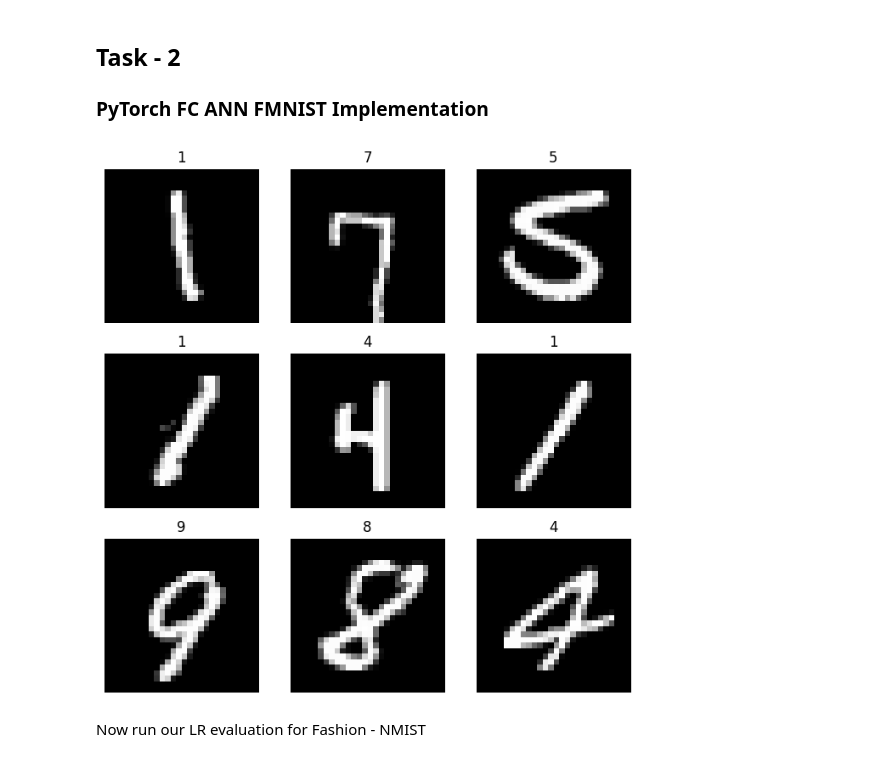
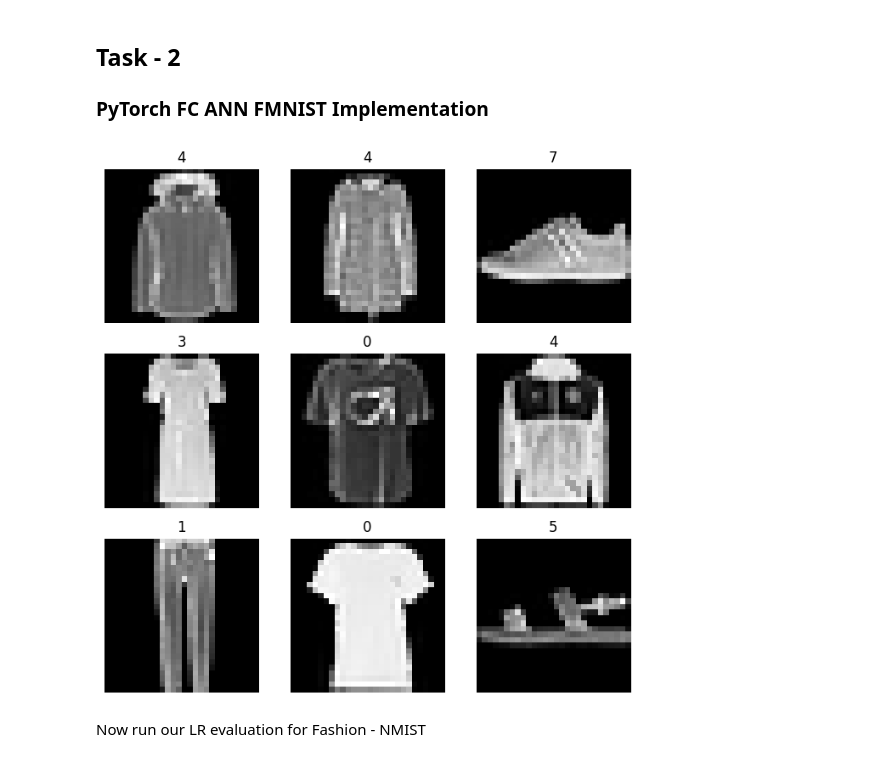
Before and after one commit to wortcook/UMKC, a Jupyter notebook: Fall2024/CS5567-0002/Project2/Fashion_MNIST-1_proj2.ipynb, the cells around one changed output. Saved outputs shown, nothing was run; the diff lists cells and outputs as text; code cells hidden in the pictures.

```diff
--- a/Fall2024/CS5567-0002/Project2/Fashion_MNIST-1_proj2.ipynb
+++ b/Fall2024/CS5567-0002/Project2/Fashion_MNIST-1_proj2.ipynb
@@ -73,9 +74,10 @@ class RandomTestGenerator:
     'sgd' : lr, momentum, weight_decay
     'asgd' : lr, weight_decay
     '''
-    def __init__(self, topologies, optimizer_params):
+    def __init__(self, topologies, optimizer_params, include_dropout=False):
         self.topologies = topologies
         self.optimizer_params = optimizer_params
+        self.include_dropout = include_dropout
 
     def random_model(self):
         '''
@@ -132,13 +134,14 @@ class SequentialTestGenerator:
     'sgd' : lr, momentum, weight_decay
     'asgd' : lr, weight_decay
     '''
-    def __init__(self, topologies, optimizer_params):
+    def __init__(self, topologies, optimizer_params, include_dropout=False):
         self.topologies = topologies
         self.optimizer_params = optimizer_params
 
         self.topology_index = 0
         self.optimizer_algo_index = 0
         self.optimizer_params_index = [0, 0, 0]
+        self.include_dropout = include_dropout
 
     def next_model(self):
         '''
@@ -149,7 +152,7 @@ class SequentialTestGenerator:
 
         topology = self.topologies[self.topology_index]
 
-        model = MLP(topology[0], topology[1], False)
+        model = MLP(topology[0], topology[1], self.include_dropout)
 
         return model, topology[0], topology[1]
 
@@ -545,20 +558,20 @@ labels_map = {
 # %%
 #This cell is designed to display a few images from the dataset
 #It isn't necessary to run this, but it can help give a better idea of the challanges your model will face
 figure = plt.figure(figsize=(8, 8))
 cols, rows = 3, 3
 
 # Displaying figures from the dataset randomly
 for i in range(1, cols * rows + 1):
-    sample_idx = torch.randint(len(train_dataset), size=(1,)).item()
-    img, label = train_dataset[sample_idx]
+    sample_idx = torch.randint(len(fash_train_dataset), size=(1,)).item()
+    img, label = fash_train_dataset[sample_idx]
     figure.add_subplot(rows, cols, i)
     plt.title(labels_map[label])
     plt.axis("off")
     plt.imshow(img.squeeze(), cmap="gray")
 plt.show()
 # %% [output]
-[figure, old version]
+[figure, new version]
 # %% [markdown]
 Now run our LR evaluation for Fashion - NMIST
 # %%
```
Also changed, not shown: parts of 7 cells of this notebook, 2 other files.
